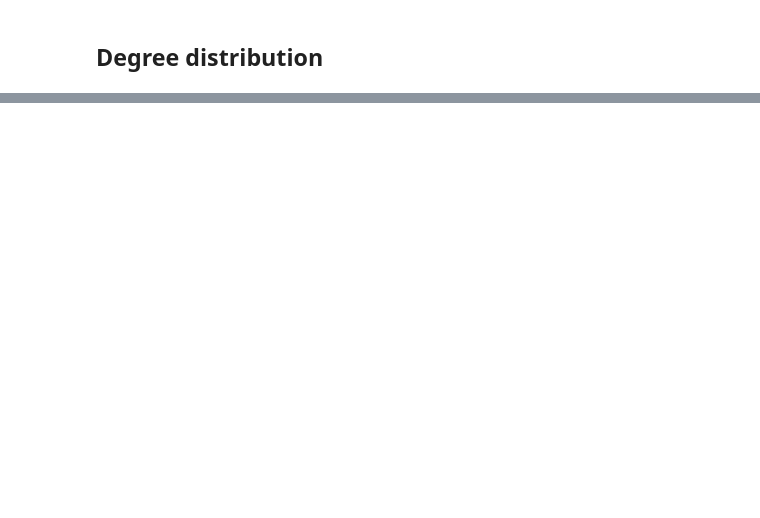
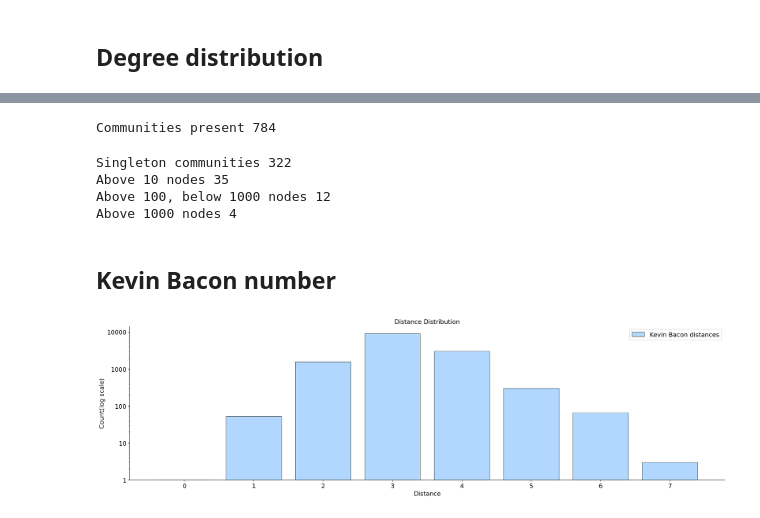
Before and after one commit to TarasHamkalo/on-web-data-mining, a Jupyter notebook: 03/notebooks/full-dataset.ipynb, the cells around one changed output, grey strips where cells are left out. Cells and saved outputs as stored; diff of their text form; code cells hidden in the pictures; blank space fills up the shorter version.

Commit message:
feat(03): add kevin bacon dist

```diff
--- a/03/notebooks/full-dataset.ipynb
+++ b/03/notebooks/full-dataset.ipynb
@@ -188,0 +304,49 @@ print(REJECT_REGEX.match("s a"))
+# %%
+communities = nx.community.louvain_communities(actors_graph.g)
+
+print("Communities present", len(communities))
+# %% [output]
+Communities present 784
+# %%
+print("Singleton communities", len([comm for comm in communities if len(comm) == 1]))
+print("Above 10 nodes", len([comm for comm in communities if len(comm) > 10]))
+print("Above 100, below 1000 nodes", len([comm for comm in communities if len(comm) > 100 and len(comm) <1000]))
+print("Above 1000 nodes", len([comm for comm in communities if len(comm) > 1000]))
+# %% [output]
+Singleton communities 322
+Above 10 nodes 35
+Above 100, below 1000 nodes 12
+Above 1000 nodes 4
+# %% [markdown]
+## Kevin Bacon number
+# %%
+from numpy import inf
+
+node_distances = []
+for node in actors_graph.g.nodes:
+    try:
+        dist = nx.shortest_path_length(actors_graph.g, source=node, target="kevin bacon")
+    except:
+        dist = inf
+    node_distances.append({
+        "node": node,
+        "distance": dist
+    })
+# %%
+import numpy as np
+import pandas as pd
+df = pd.DataFrame(node_distances, columns=["node", "distance"])
+df = df[df["distance"] != np.inf]
+# %%
+import importlib
+from plotter import Plotter
+importlib.reload(plotter)
+
+sequence = df["distance"].to_numpy()
+Plotter().plot_distance_distribution(
+    sequence,
+    label="Kevin Bacon distances",
+    log_y_scale=True
+)
+# %% [output]
+[figure, added]
```
Also changed, not shown: parts of 28 cells of this notebook, 2 other files.
